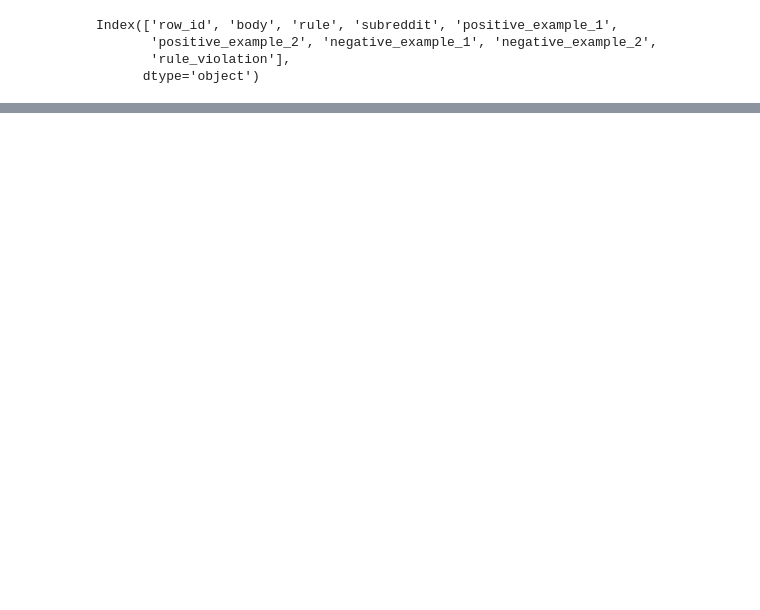
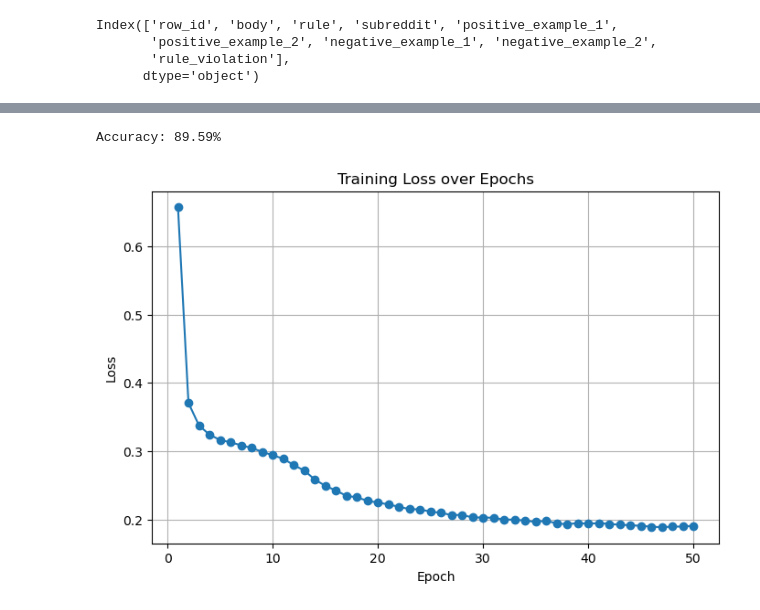
Before and after one commit to clv07/jigsaw, a Jupyter notebook: jigsaw.ipynb, the cells around one changed output, grey strips where cells are left out. Drawn from its saved outputs; the diff is of its cells as text; code cells hidden in the pictures; blank space fills up the shorter version.

Commit message:
Trained neural network with new prediction data

```diff
--- a/jigsaw.ipynb
+++ b/jigsaw.ipynb
@@ -344,0 +51,11 @@ y_submit.to_csv('/kaggle/working/submission.csv')
+# %%
+# tokenization and vocabulary
+tokenizer = get_tokenizer('basic_english')
+
+def yield_tokens(data):
+    for d in data:
+        yield tokenizer(d['body'])
+
+# build vocabulary from training data
+vocab = build_vocab_from_iterator(yield_tokens(train_data), specials=['<unk>'])
+vocab.set_default_index(vocab['<unk>'])
@@ -344,0 +111,26 @@ y_submit.to_csv('/kaggle/working/submission.csv')
+# %%
+# train model
+model = RuleClassifier(len(vocab))
+criterion = nn.CrossEntropyLoss()
+optimizer = torch.optim.Adam(model.parameters(), lr=1e-3)
+
+num_epochs = 50
+train_losses = []
+
+for epoch in range(num_epochs):
+    model.train()
+    total_loss = 0
+    try:
+        for texts, labels in train_loader:
+            optimizer.zero_grad()
+            outputs = model(texts)
+            loss = criterion(outputs, labels.long())
+            loss.backward()
+            optimizer.step()
+            total_loss += loss.item()
+
+        epoch_loss = total_loss / len(train_loader)
+        train_losses.append(epoch_loss)
+        print(f'Epoch {epoch}, Loss: {total_loss:.4f}')
+    except Exception as e:
+        print('iter error:', e)
@@ -344,0 +155,23 @@ y_submit.to_csv('/kaggle/working/submission.csv')
+# %%
+# evaluation
+model.eval()
+correct, total = 0, 0
+with torch.no_grad():
+    for texts, labels in test_loader:
+        outputs = model(texts)
+        predicted = torch.argmax(outputs, dim=1)
+        correct += (predicted == labels).sum().item()
+        total += labels.size(0)
+print(f'Accuracy: {correct / total:.2%}')
+# %% [output]
+Accuracy: 89.59%
+# %%
+plt.figure(figsize=(8, 5))
+plt.plot(range(1, num_epochs + 1), train_losses, marker='o')
+plt.title("Training Loss over Epochs")
+plt.xlabel("Epoch")
+plt.ylabel("Loss")
+plt.grid(True)
+plt.show()
+# %% [output]
+[figure, added]
```
Also changed, not shown: parts of 69 cells of this notebook, 3 other files.
